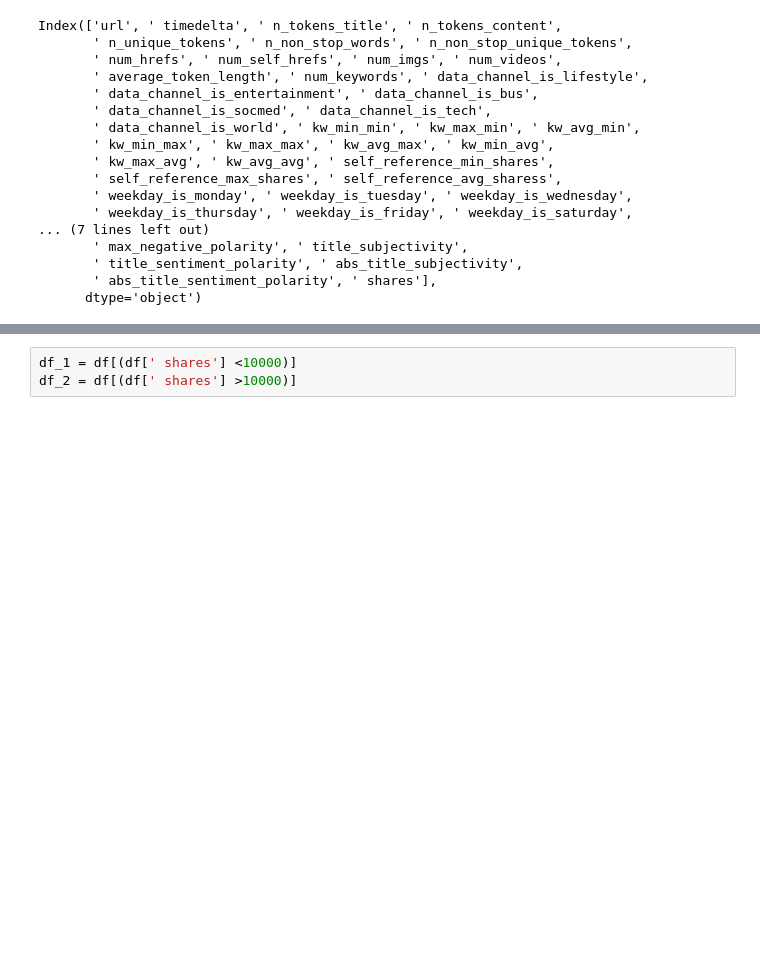
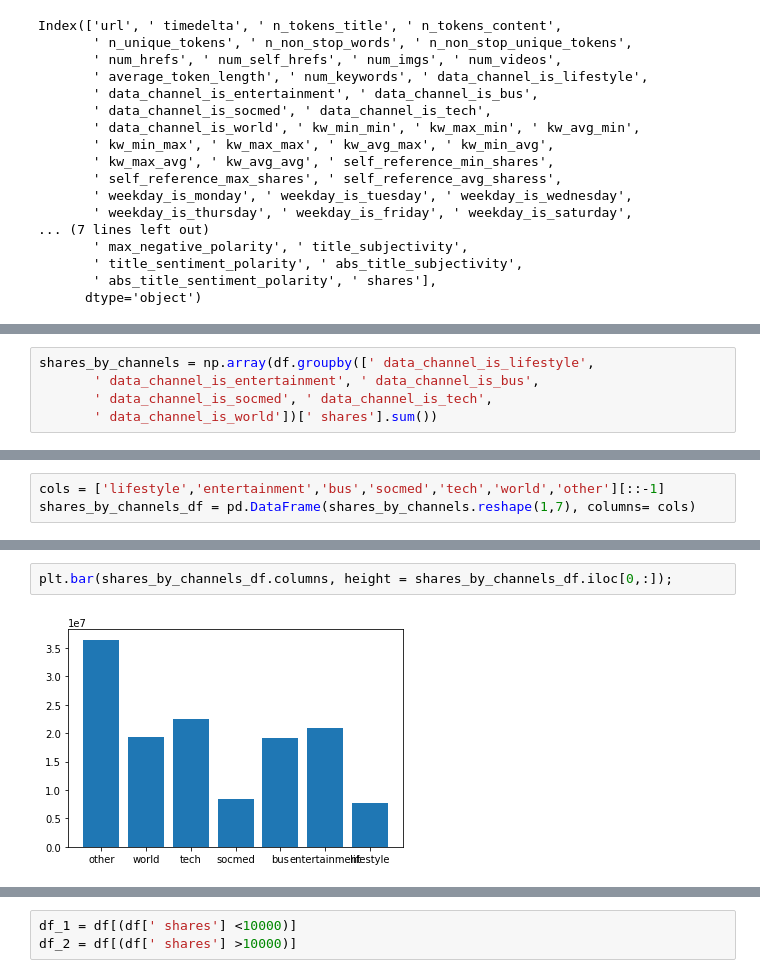
Before and after one commit to farzad-yousefi/Assessment-of-online-news-popularity, a Jupyter notebook: Newspopularity.ipynb, the cells around one changed output, grey strips where cells are left out. Cells and saved outputs as stored; diff of their text form; blank space fills up the shorter version.

```diff
--- a/Newspopularity.ipynb
+++ b/Newspopularity.ipynb
@@ -61,0 +81,5 @@ Index(['url', ' timedelta', ' n_tokens_title', ' n_tokens_content',
+# %%
+shares_by_channels = np.array(df.groupby([' data_channel_is_lifestyle',
+       ' data_channel_is_entertainment', ' data_channel_is_bus',
+       ' data_channel_is_socmed', ' data_channel_is_tech',
+       ' data_channel_is_world'])[' shares'].sum())
@@ -61,0 +91,3 @@ Index(['url', ' timedelta', ' n_tokens_title', ' n_tokens_content',
+# %%
+cols = ['lifestyle','entertainment','bus','socmed','tech','world','other'][::-1]
+shares_by_channels_df = pd.DataFrame(shares_by_channels.reshape(1,7), columns= cols)
@@ -61,0 +99,4 @@ Index(['url', ' timedelta', ' n_tokens_title', ' n_tokens_content',
+# %%
+plt.bar(shares_by_channels_df.columns, height = shares_by_channels_df.iloc[0,:]);
+# %% [output]
+[figure, added]
```
Also changed, not shown: parts of 40 cells of this notebook, 1 other file.
